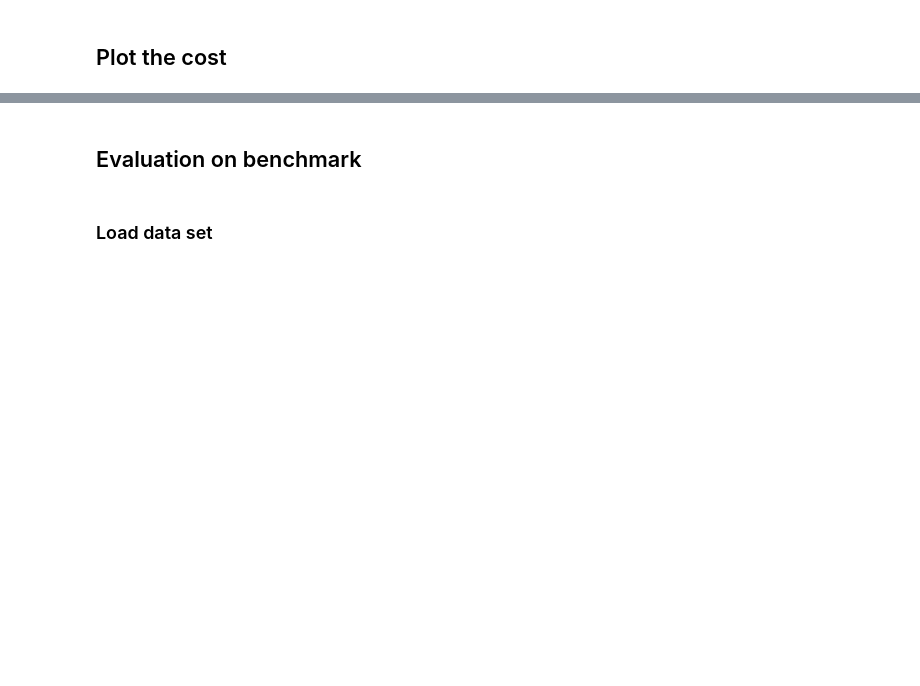
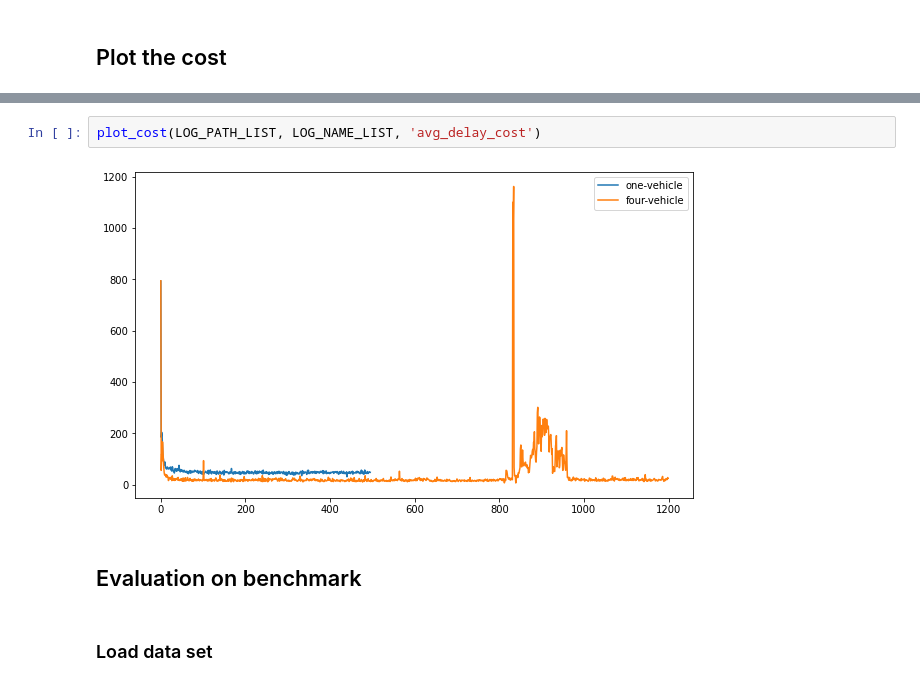
Before and after one commit to amir7697/multi-vehicle_vrp, a Jupyter notebook: evaluation/evaluation.ipynb, the cells around one changed output, grey strips where cells are left out. Drawn from its saved outputs; the diff is of its cells as text; blank space fills up the shorter version.

```diff
--- a/evaluation/evaluation.ipynb
+++ b/evaluation/evaluation.ipynb
@@ -74,3 +74,7 @@ Use eager execution and:
+# %%
+plot_cost(LOG_PATH_LIST, LOG_NAME_LIST, 'avg_delay_cost')
+# %% [output]
+[figure, added]
 # %% [markdown]
 ## Evaluation on benchmark
 # %% [markdown]
```
Also changed, not shown: parts of 6 cells of this notebook.
